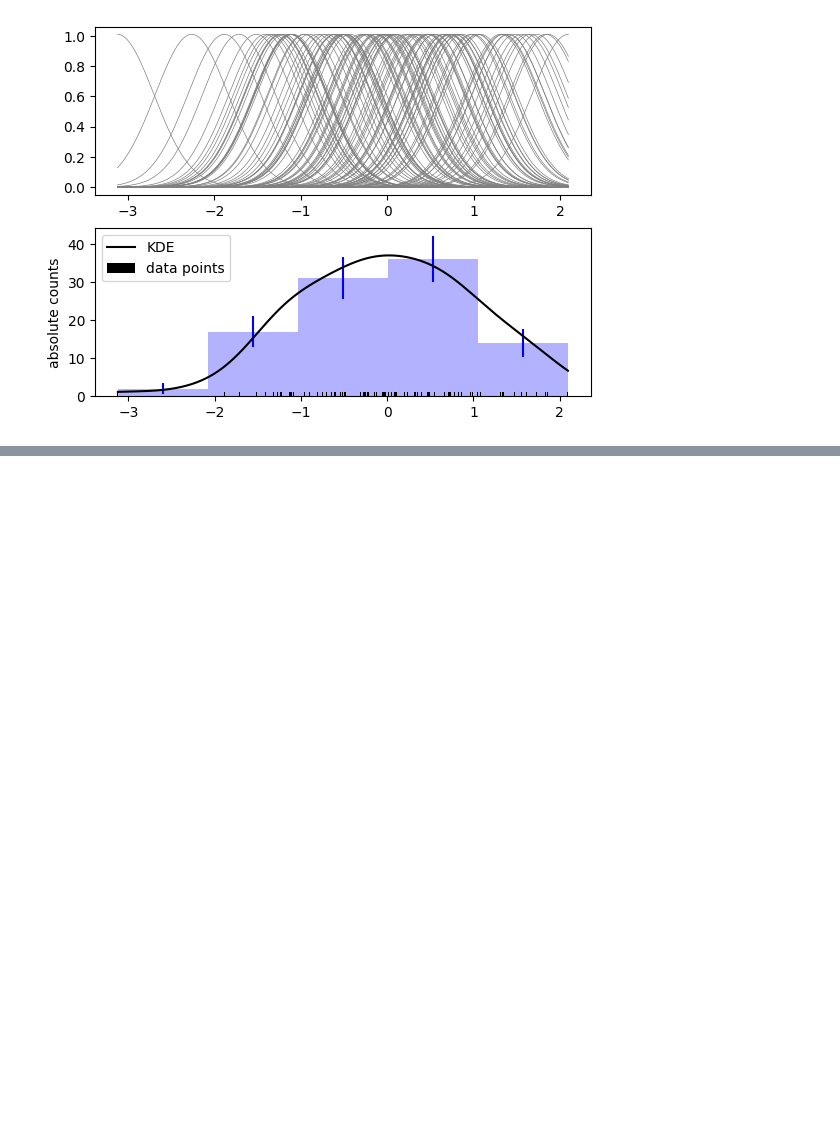
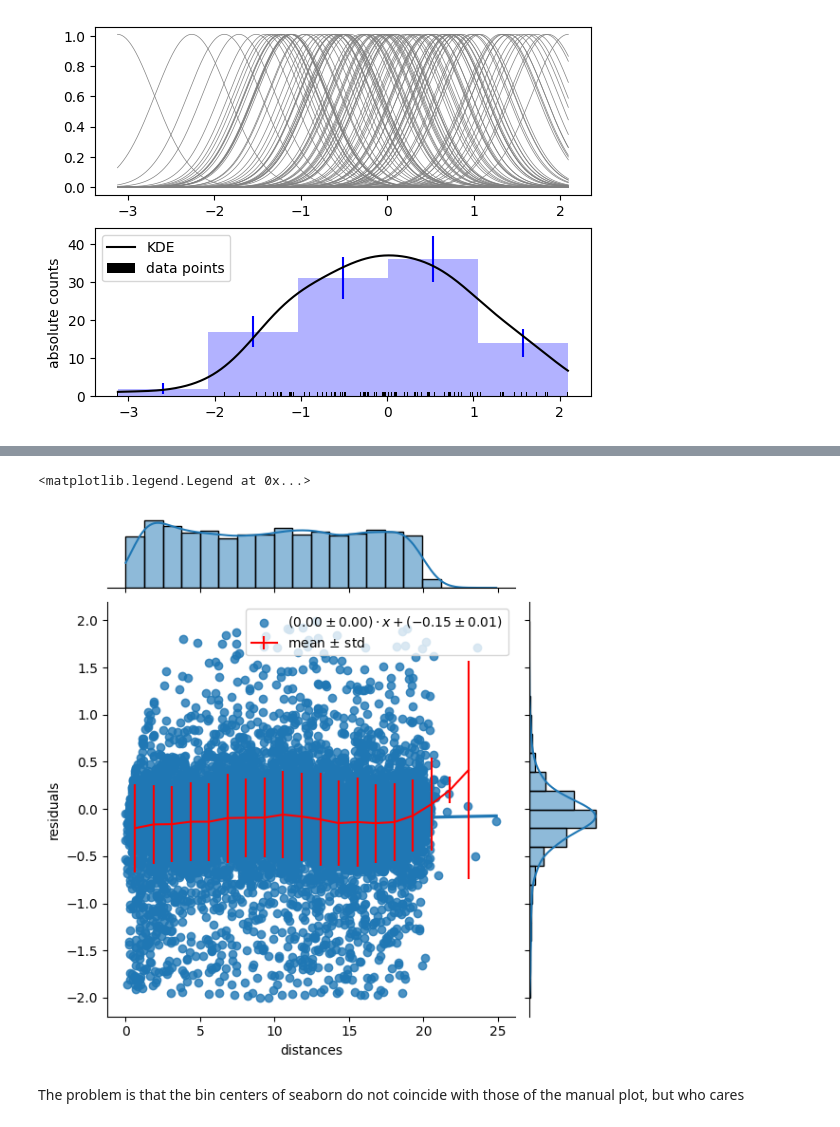
Before and after one commit to miriamzara/LaboratoryOfComputationalPhysics_Y7, a Jupyter notebook: 07_Visualization/07ex_Visualization.ipynb, the cells around one changed output, grey strips where cells are left out. Saved outputs shown, nothing was run; the diff lists cells and outputs as text; code cells hidden in the pictures; blank space fills up the shorter version.

```diff
--- a/07_Visualization/07ex_Visualization.ipynb
+++ b/07_Visualization/07ex_Visualization.ipynb
@@ -158,0 +177,10 @@ Note that you should use the `np.load()` function to load the file as a numpy ar
+# %%
+import numpy as np
+import pandas as pd
+from scipy import stats
+data = np.load(file= "residuals_261.npy", allow_pickle= True)
+#data.item()
+#type(data.item()) # data.item() is a dict, therefore can be directly passed to the pandas constructor
+df = pd.DataFrame(data.item())
+df = df[np.abs(df['residuals']) <= 2].reset_index(drop= True)
+df.head()
@@ -158,0 +194,6 @@ Note that you should use the `np.load()` function to load the file as a numpy ar
+# %%
+x, y =  df['distances'], df['residuals']
+result = stats.linregress(x, y)
+print(f"slope: {result.slope} +- {result.stderr}")
+print(f"intercept: {result.intercept} +- {result.intercept_stderr}")
+print(f"pvalue: {result.pvalue}")
@@ -158,0 +208,27 @@ Note that you should use the `np.load()` function to load the file as a numpy ar
+# %%
+nbins = 20
+delta = ( np.max(x) - np.min(x) ) / nbins
+
+#nbins_for_seaborn =int(( np.max(x)- np.min(x) ) / delta)
+
+import seaborn as sns
+sns.jointplot(x ='distances', y = 'residuals', data = df, kind= 'reg', label = rf"$({result.slope:.2f}\pm{result.stderr:.2f})\cdot x + ({result.intercept:.2f} \pm {result.intercept_stderr:.2f})$",
+              marginal_kws= {"bins": nbins}) #marginal_kws, passed as a dict, contains the additional info for the marginal plots. I set the bin number so that the plot I do next matches this number of bins
+
+
+x_centers = [(np.min(x) + delta/2) + n * delta for n in range(nbins)]
+mean_array = []
+std_array = []
+for center in x_centers:
+    df_temp = df[ ( df['distances'] <= (center + delta/2) ) & ( df['distances'] >= (center - delta/2) ) ]
+    mean_array.append( df_temp['residuals'].mean() )
+    std_array.append( df_temp['residuals'].std() )
+
+plt.errorbar(x_centers, mean_array, yerr= std_array, color = 'red', label = r"mean $\pm$ std")
+
+plt.legend(loc = "best")
+# %% [output]
+<matplotlib.legend.Legend at 0x...>
+[figure, added]
+# %% [markdown]
+The problem is that the bin centers of seaborn do not coincide with those of the manual plot, but who cares
```
Also changed, not shown: parts of 8 cells of this notebook, 4 other files.
